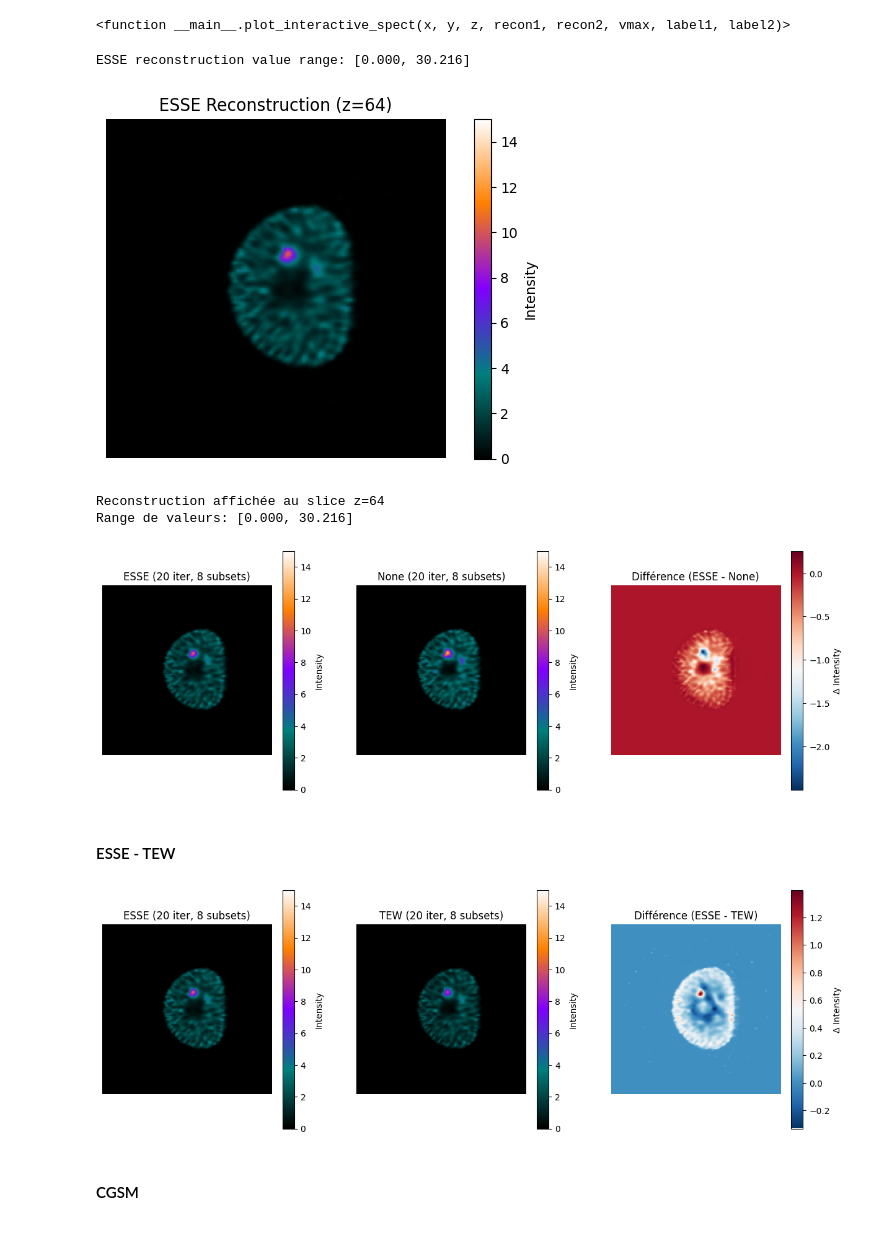
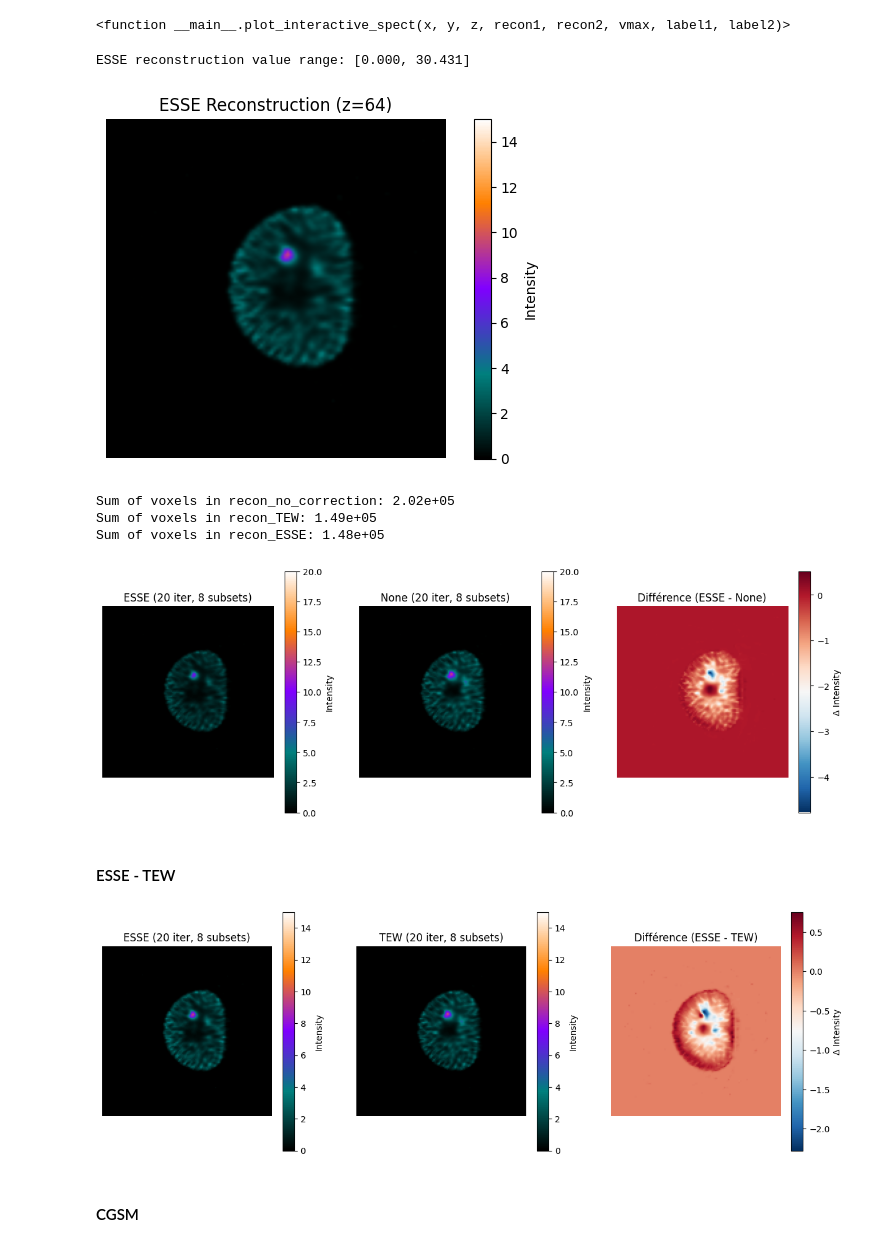
Before and after one commit to Nebulaaae/PyTomography, a Jupyter notebook: docs/source/notebooks/stage.ipynb, the cells around one changed output. Saved outputs shown, nothing was run; the diff lists cells and outputs as text; code cells hidden in the pictures.

```diff
--- a/docs/source/notebooks/stage.ipynb
+++ b/docs/source/notebooks/stage.ipynb
@@ -192,7 +192,7 @@ def get_fake_esse_kernels(grid_size):
     Z, Y, X = grid_size
     kernels = torch.zeros((3, Z, Y, X))
 
-    sigmas = [2.0, 2.0, 2.0] #écart type en nombre de voxels, pour chacun des noyaux
+    sigmas = [6.0, 5.0, 4.0] #écart type en nombre de voxels, pour chacun des noyaux
 
     for i, sigma in enumerate(sigmas):
         z = torch.arange(Z, dtype=torch.float32) - Z // 2
@@ -205,7 +205,7 @@ def get_fake_esse_kernels(grid_size):
 
         kernels[i] /= kernels[i].sum()
 
-    return kernels * 0.005
+    return kernels * 0.015
 # %%
 # Plot the kernels
 
@@ -427,24 +427,27 @@ plt.axis('off')
 plt.tight_layout()
 plt.show()
 
-print(f"Reconstruction affichée au slice z={slice_idx}")
-print(f"Range de valeurs: [{recon_min:.3f}, {recon_max:.3f}]")
+#print the sum of all voxels in the reconstructions
+print(f"Sum of voxels in recon_no_correction: {recon_no_correction.sum().item():.2e}")
+print(f"Sum of voxels in recon_TEW: {recon_TEW.sum().item():.2e}")
+print(f"Sum of voxels in recon_ESSE: {recon_ESSE.sum().item():.2e}")
 # %% [output]
-ESSE reconstruction value range: [0.000, 30.216]
+ESSE reconstruction value range: [0.000, 30.431]
-[figure, old version]
+[figure, new version]
-Reconstruction affichée au slice z=64
-Range de valeurs: [0.000, 30.216]
+Sum of voxels in recon_no_correction: 2.02e+05
+Sum of voxels in recon_TEW: 1.49e+05
+Sum of voxels in recon_ESSE: 1.48e+05
 # %%
 # plot_comparative_spect(recon_ESSE, recon_no_correction, vmax=max(recon_ESSE.max(), recon_no_correction.max()), label1="ESSE", label2="None")
-plot_comparative_spect(recon_ESSE, recon_no_correction, vmax=15, label1="ESSE", label2="None")
+plot_comparative_spect(recon_ESSE, recon_no_correction, vmax=20, label1="ESSE", label2="None")
 # %% [output]
-[figure, old version]
+[figure, new version]
 # %% [markdown]
 #### ESSE - TEW
 # %%
 plot_comparative_spect(recon_ESSE, recon_TEW, vmax=15, label1="ESSE", label2="TEW")
 # %% [output]
-[figure, old version]
+[figure, new version]
 # %% [markdown]
 #### CGSM
 # %%
```
Also changed, not shown: parts of 11 cells of this notebook.
